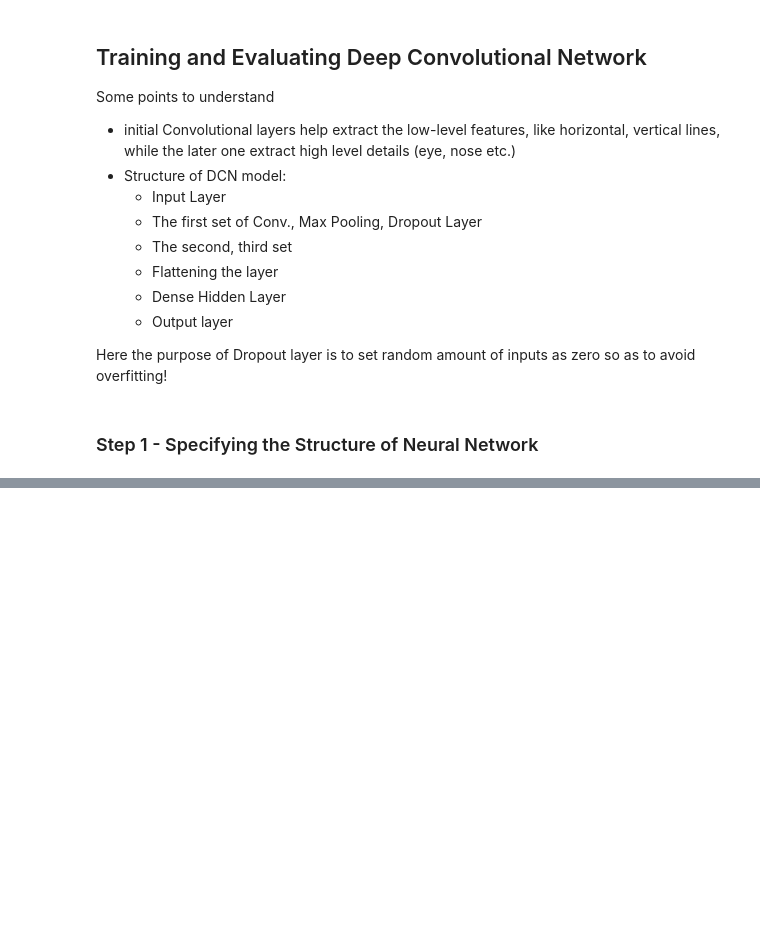
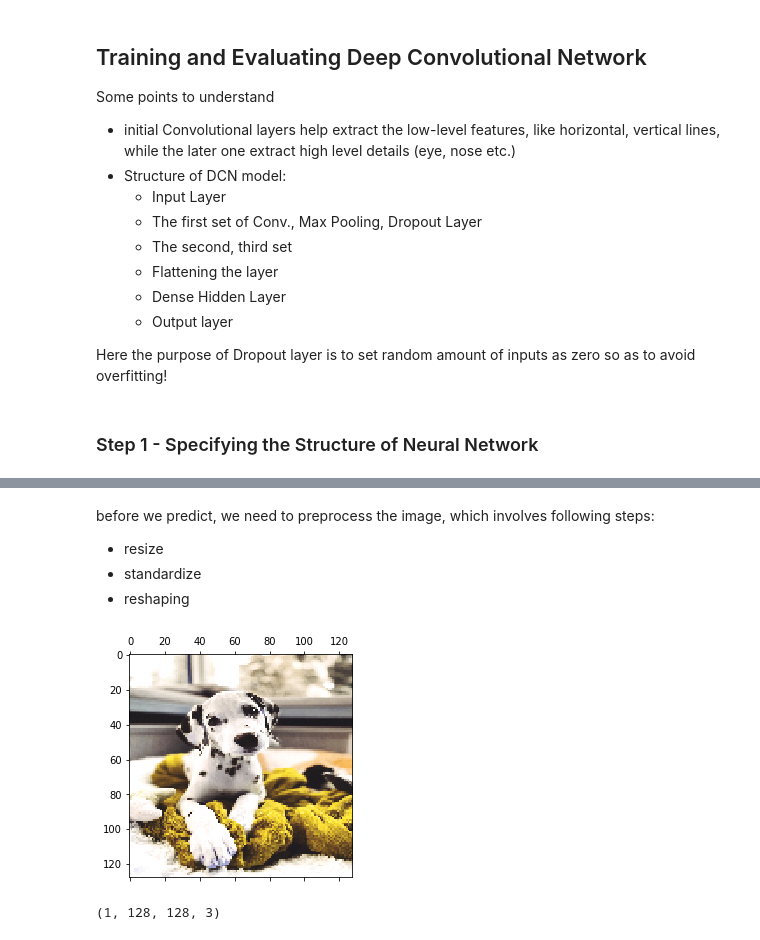
Before and after one commit to tobixoxo/Caltech-101-CNN, a Jupyter notebook: image classifier.ipynb, the cells around one changed output, grey strips where cells are left out. Cells and saved outputs as stored; diff of their text form; code cells hidden in the pictures; blank space fills up the shorter version.

```diff
--- a/image classifier.ipynb
+++ b/image classifier.ipynb
@@ -175,0 +341,21 @@ model.add(Dropout(0.2, name= "Dropout-Layer-3"))
+# %% [markdown]
+before we predict, we need to preprocess the image, which involves following steps:
+- resize
+- standardize
+- reshaping
+# %%
+def preprocess_image(object_image):
+    object_image = cv2.resize(object_image, (128,128))
+    plt.matshow(object_image)
+    object_image = object_image / 255.0
+
+    object_image = object_image[np.newaxis, ...]
+    return object_image
+
+doggo = preprocess_image(doggo)
+# %% [output]
+[figure, added]
+# %%
+doggo.shape
+# %% [output]
+(1, 128, 128, 3)
```
Also changed, not shown: parts of 13 cells of this notebook.
